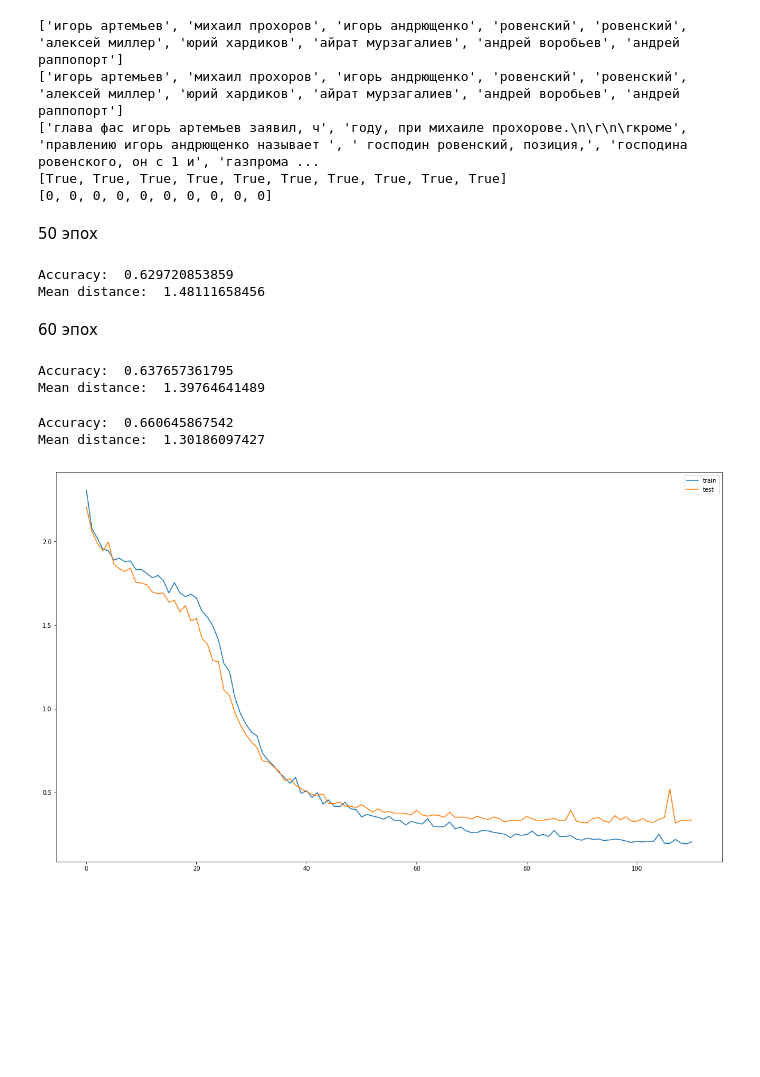
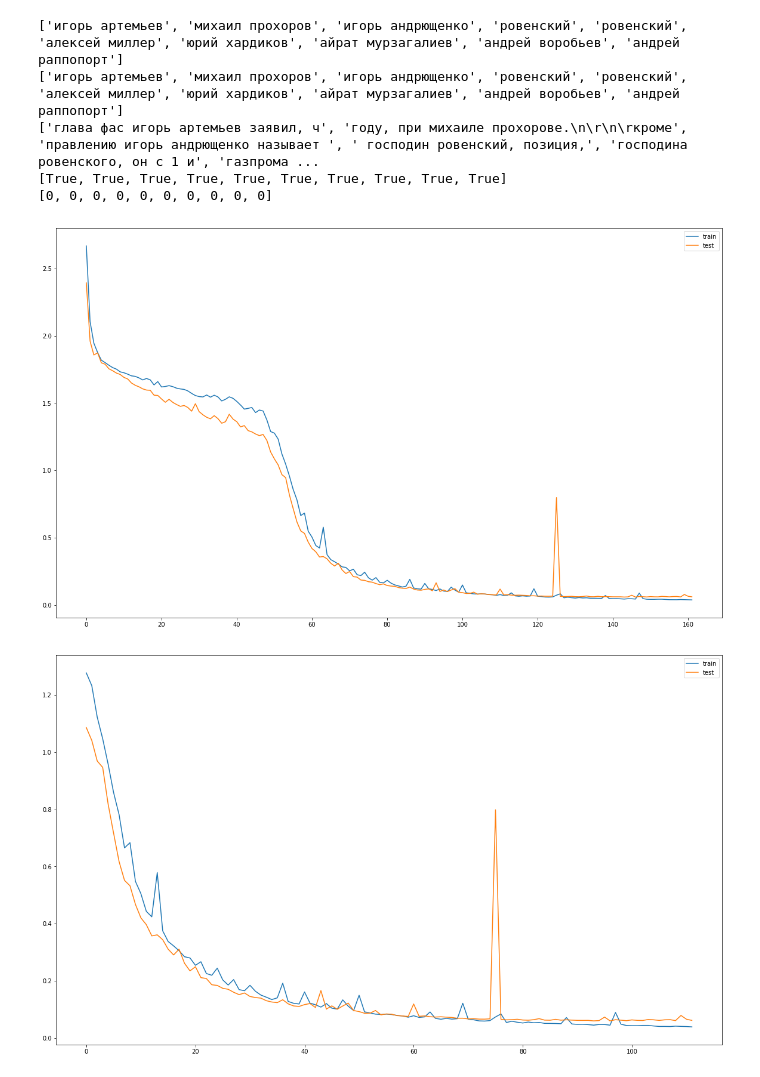
Before and after one commit to Sdernal/TextNormalization, a Jupyter notebook: WithPytorch/Experiments.ipynb, the cells around one changed output. Saved outputs shown, nothing was run; the diff lists cells and outputs as text; code cells hidden in the pictures; blank space fills up the shorter version.

```diff
--- a/WithPytorch/Experiments.ipynb
+++ b/WithPytorch/Experiments.ipynb
@@ -53,7 +114,7 @@ trainer = Trainer(encoder,decoder,ep,max_input_length=40, max_output_length=20)
 # %%
 train_losses_all, test_losses_all = [], []
 # %%
-train_losses, test_losses = trainer.train(10, batch_size=256)
+train_losses, test_losses = trainer.train(1, batch_size=256)
 train_losses_all.extend(train_losses)
 test_losses_all.extend(test_losses)
 # %% [output]
@@ -82,36 +196,19 @@ print(distances[:10])
 ['глава фас игорь артемьев заявил, ч', 'году, при михаиле прохорове.\n\r\n\rкроме', 'правлению игорь андрющенко называет ', ' господин ровенский, позиция,', 'господина ровенского, он с 1 и', 'газпрома ...
 [True, True, True, True, True, True, True, True, True, True]
 [0, 0, 0, 0, 0, 0, 0, 0, 0, 0]
-# %% [markdown]
-50 эпох
-# %%
-import numpy as np
-print('Accuracy: ', np.mean(matched))
-print('Mean distance: ', np.mean(distances))
-# %% [output]
-Accuracy:  0.629720853859
-Mean distance:  1.48111658456
-# %% [markdown]
-60 эпох
-# %%
-import numpy as np
-print('Accuracy: ', np.mean(matched))
-print('Mean distance: ', np.mean(distances))
-# %% [output]
-Accuracy:  0.637657361795
-Mean distance:  1.39764641489
-# %%
-import numpy as np
-print('Accuracy: ', np.mean(matched))
-print('Mean distance: ', np.mean(distances))
-# %% [output]
-Accuracy:  0.660645867542
-Mean distance:  1.30186097427
 # %%
 plt.figure(figsize=(20,12))
-plt.plot(train_losses_all[1:], label='train')
-plt.plot(test_losses_all[1:], label='test')
+plt.plot(train_losses_all, label='train')
+plt.plot(test_losses_all, label='test')
 plt.legend()
 plt.show()
 # %% [output]
-[figure, old version]
+[figure, new version]
+# %%
+plt.figure(figsize=(20,12))
+plt.plot(train_losses_all[50:], label='train')
+plt.plot(test_losses_all[50:], label='test')
+plt.legend()
+plt.show()
+# %% [output]
+[figure, added]
```
Also changed, not shown: parts of 27 cells of this notebook, 3 other files.
